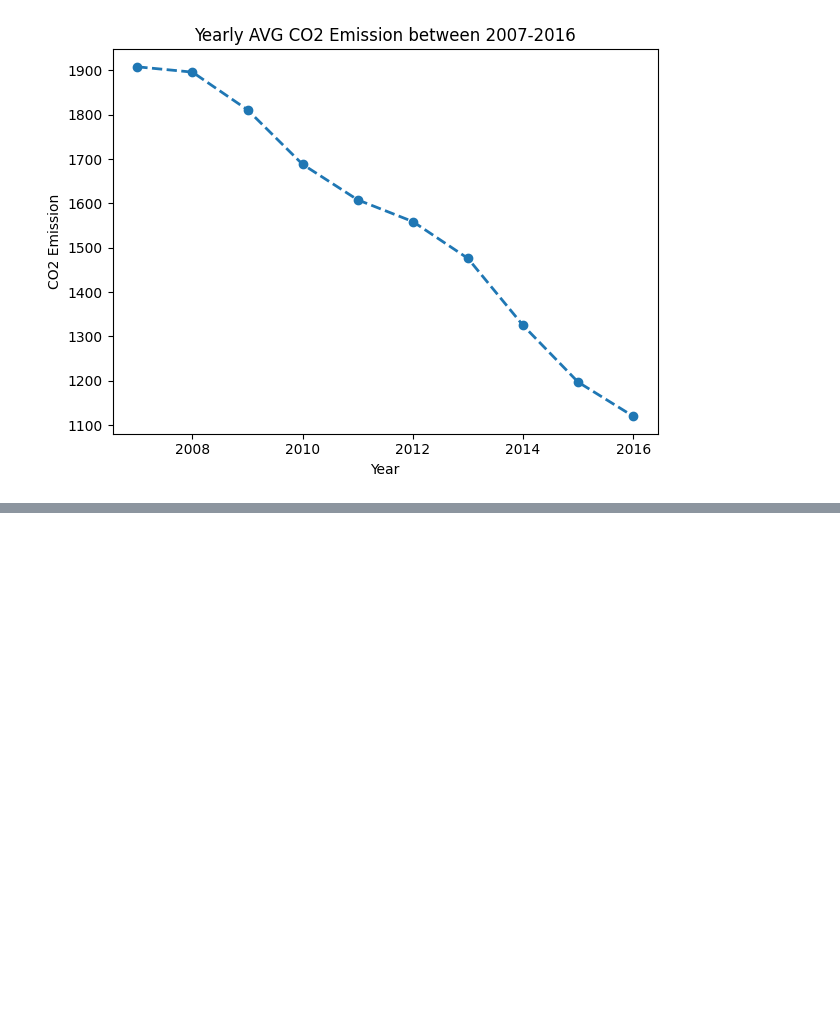
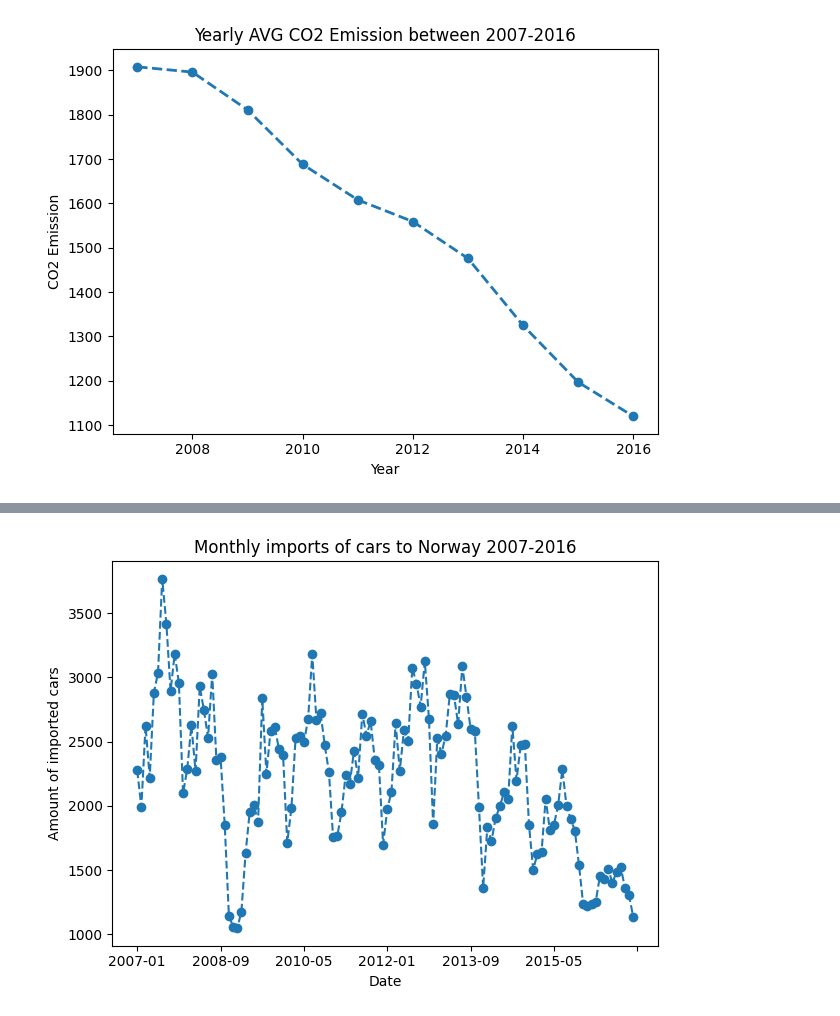
Before and after one commit to fredrikkron/data-visualization-fredrik-kron-de24, a Jupyter notebook: exercises/exercise_0/0.0.ipynb, the cells around one changed output, grey strips where cells are left out. Saved outputs shown, nothing was run; the diff lists cells and outputs as text; code cells hidden in the pictures; blank space fills up the shorter version.

```diff
--- a/exercises/exercise_0/0.0.ipynb
+++ b/exercises/exercise_0/0.0.ipynb
@@ -159,0 +162,11 @@ fig.savefig("figures/CO2_Emission.png")
+# %%
+df_imports = duckdb.query("""
+    SELECT
+        year || '-' || LPAD(CAST(month AS VARCHAR), 2, '0') AS date,
+        SUM(import) AS import
+    FROM df
+    GROUP BY year, month, import
+    ORDER BY year, month
+""").df().set_index("date")
+
+df_imports
@@ -159,0 +188,13 @@ fig.savefig("figures/CO2_Emission.png")
+# %%
+ax2= df_imports.iloc[:-1].plot(
+    title="Monthly imports of cars to Norway 2007-2016",
+    xlabel="Date",
+    ylabel="Amount of imported cars",
+    style="--o"
+)
+
+ax2.legend().remove()
+fig = ax2.get_figure()
+fig.tight_layout()
+# %% [output]
+[figure, added]
```
Also changed, not shown: parts of 2 cells of this notebook.
